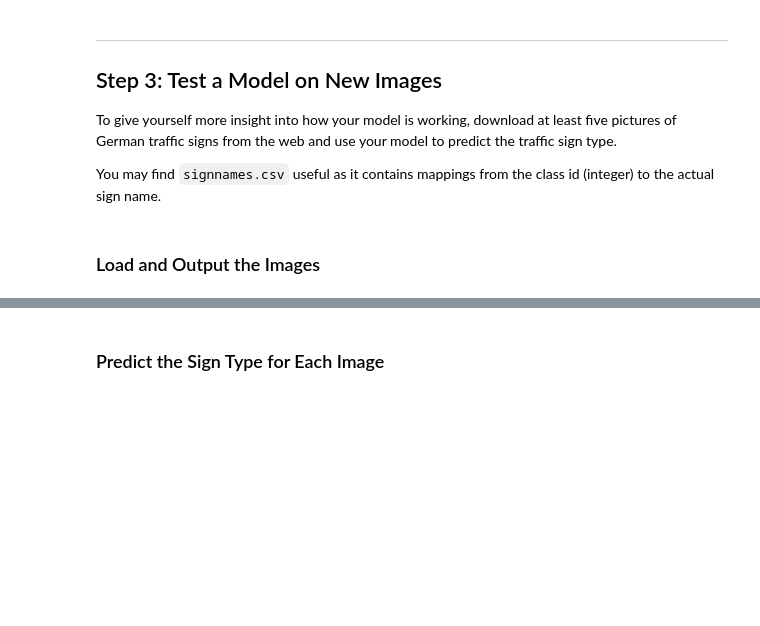
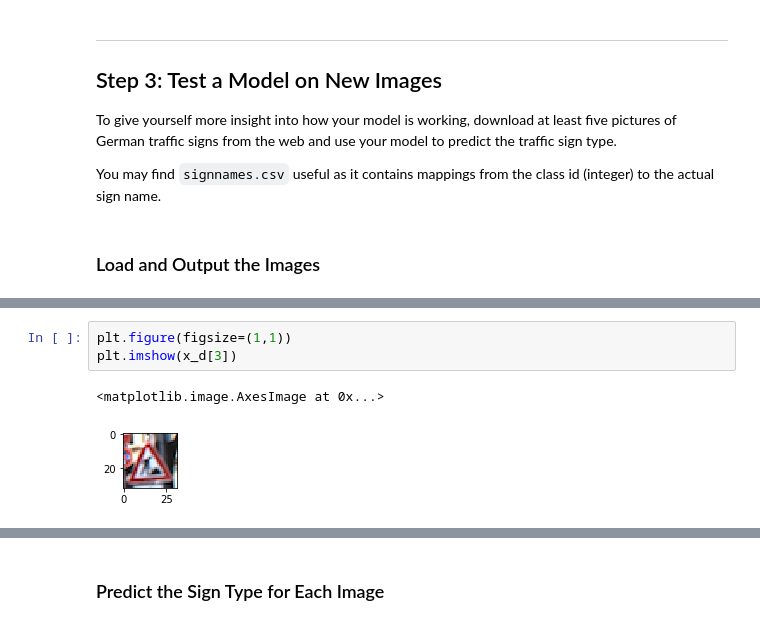
Before and after one commit to bamwang/CarND-Traffic-Sign-Classifier-Project, a Jupyter notebook: Traffic_Sign_Classifier.ipynb, the cells around one changed output, grey strips where cells are left out. Drawn from its saved outputs; the diff is of its cells as text; blank space fills up the shorter version.

```diff
--- a/Traffic_Sign_Classifier.ipynb
+++ b/Traffic_Sign_Classifier.ipynb
@@ -313,0 +338,6 @@ Caused by op 'save_2/RestoreV2_129', defined at:
+# %%
+plt.figure(figsize=(1,1))
+plt.imshow(x_d[3])
+# %% [output]
+<matplotlib.image.AxesImage at 0x...>
+[figure, added]
```
Also changed, not shown: parts of 11 cells of this notebook, 3 other files.
